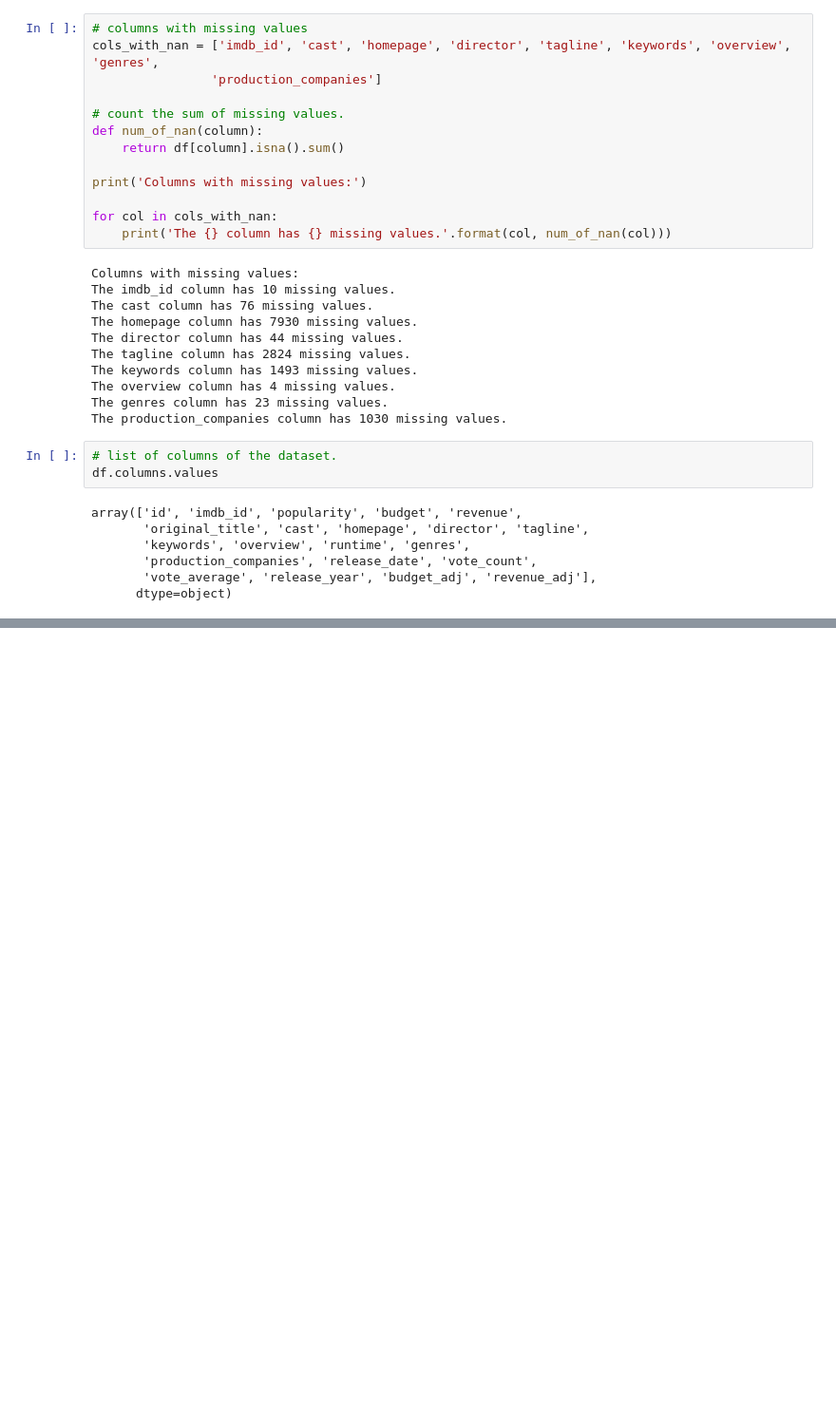
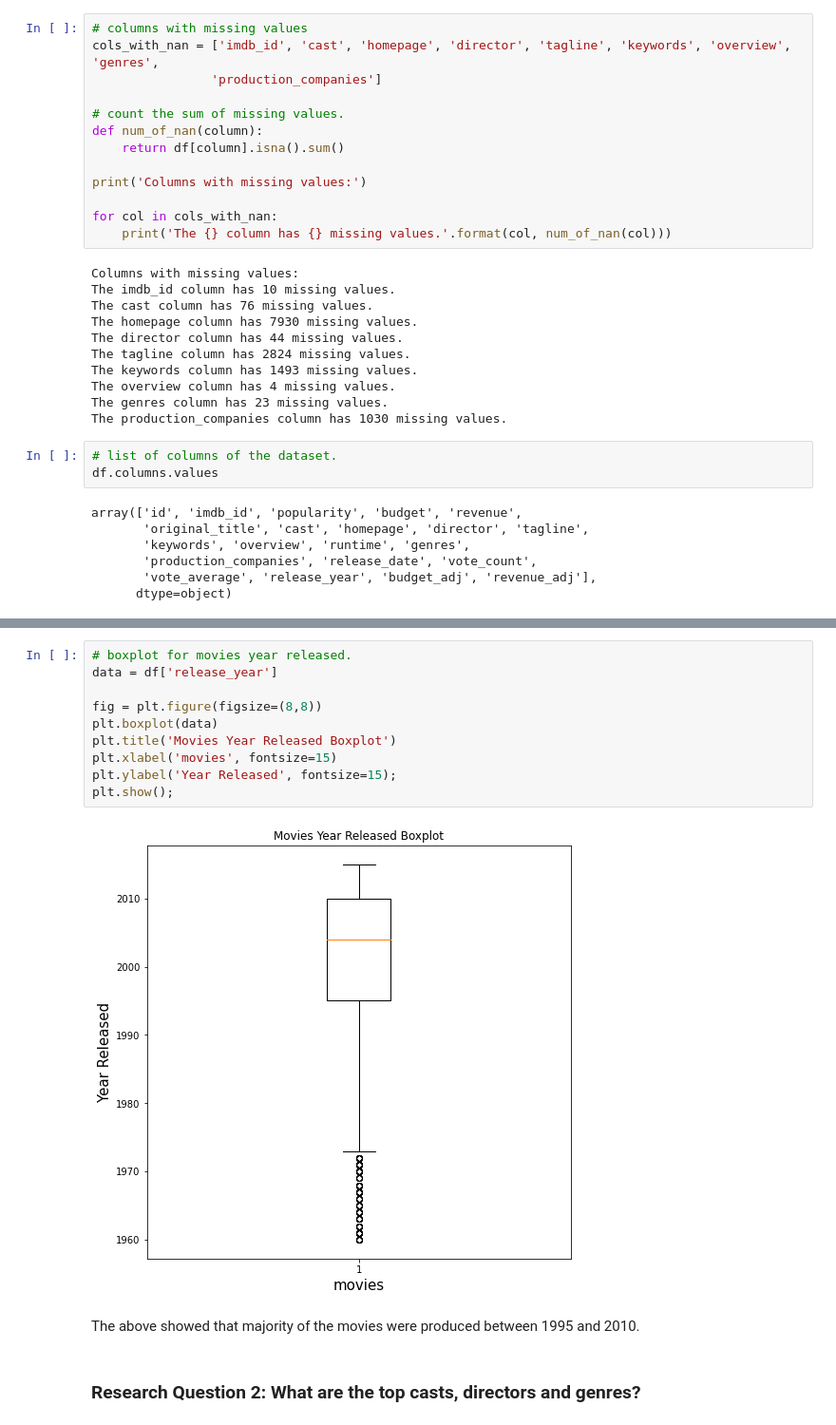
Before and after one commit to Dexsholex/Investigate-Movie-Dataset, a Jupyter notebook: Investigate-Movie-Dataset.ipynb, the cells around one changed output, grey strips where cells are left out. Shown: that part at 95% size. Saved outputs shown, nothing was run; the diff lists cells and outputs as text; blank space fills up the shorter version.

```diff
--- a/Investigate-Movie-Dataset.ipynb
+++ b/Investigate-Movie-Dataset.ipynb
@@ -178,0 +253,16 @@ df.columns
+# %%
+# boxplot for movies year released.
+data = df['release_year']
+
+fig = plt.figure(figsize=(8,8))
+plt.boxplot(data)
+plt.title('Movies Year Released Boxplot')
+plt.xlabel('movies', fontsize=15)
+plt.ylabel('Year Released', fontsize=15);
+plt.show();
+# %% [output]
+[figure, added]
+# %% [markdown]
+The above showed that majority of the movies were produced between 1995 and 2010.
+# %% [markdown]
+### Research Question 2: What are the top casts, directors and genres?
```
Also changed, not shown: parts of 55 cells of this notebook, 2 other files.
